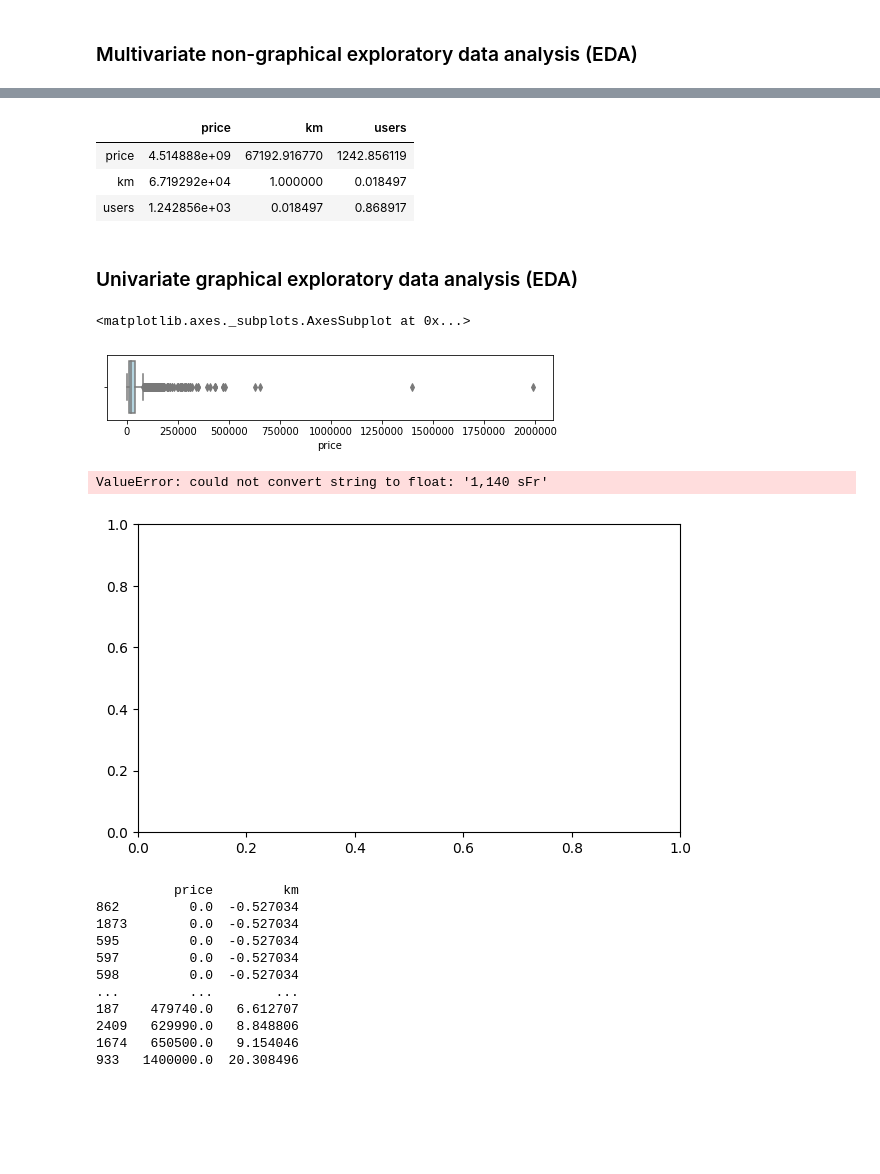
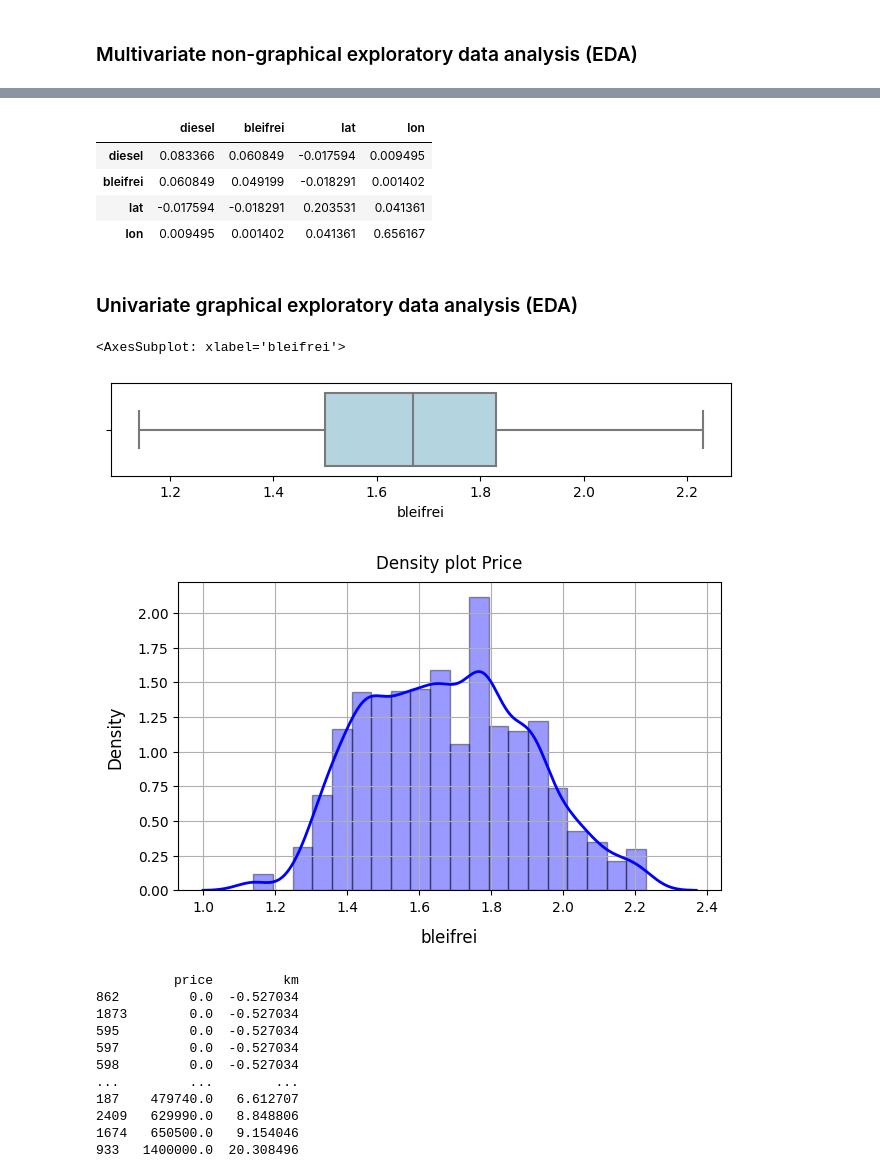
Before and after one commit to m011018/TS, a Jupyter notebook: Master/master_doc.ipynb, the cells around one changed output, grey strips where cells are left out. Cells and saved outputs as stored; diff of their text form; code cells hidden in the pictures; blank space fills up the shorter version.

```diff
--- a/Master/master_doc.ipynb
+++ b/Master/master_doc.ipynb
@@ -27,8 +27,8 @@ import pylab as py
 import warnings
 warnings.filterwarnings("ignore")
 # %%
-df = pd.read_csv('komplett_with_loc.csv',
-                 sep=';',
+df = pd.read_csv('combined_loc.csv',
+                 sep=',',
                  encoding='latin-1')
 
 df
@@ -141,39 +145,39 @@ corr
 cov = df.cov()
 cov
 # %% [output]
-|  | price | km | users |
-| price | 4.514888e+09 | 67192.916770 | 1242.856119 |
-| km | 6.719292e+04 | 1.000000 | 0.018497 |
-| users | 1.242856e+03 | 0.018497 | 0.868917 |
+|  | diesel | bleifrei | lat | lon |
+| diesel | 0.083366 | 0.060849 | -0.017594 | 0.009495 |
+| bleifrei | 0.060849 | 0.049199 | -0.018291 | 0.001402 |
+| lat | -0.017594 | -0.018291 | 0.203531 | 0.041361 |
+| lon | 0.009495 | 0.001402 | 0.041361 | 0.656167 |
 # %% [markdown]
 ### Univariate graphical exploratory data analysis (EDA)
 # %%
 # Boxplot
 plt.figure(figsize=(8,1.2))
 plt.ticklabel_format(style='plain')
-sns.boxplot(x=df['price'], color="lightblue")
+sns.boxplot(x=df['bleifrei'], color="lightblue")
 # %% [output]
-<matplotlib.axes._subplots.AxesSubplot at 0x...>
+<AxesSubplot: xlabel='bleifrei'>
-[figure, old version]
+[figure, new version]
 # %%
 # Density plot
 plt.figure(figsize=(7,4))
-sns.distplot(df['Preis'],
+sns.distplot(df['bleifrei'],
              hist=True,
              kde=True,
              bins=20,
              color = 'blue',
              hist_kws={'edgecolor':'black'},
              kde_kws={'linewidth': 2},
             )
 plt.title('Density plot Price', fontsize=12, pad=10)
-plt.xlabel('Preis', fontsize=12, labelpad=10)
+plt.xlabel('bleifrei', fontsize=12, labelpad=10)
 plt.ylabel('Density', fontsize=12, labelpad=10)
 plt.grid(True)
 plt.show()
 # %% [output]
-ValueError: could not convert string to float: '1,140 sFr'
-[figure, old version]
+[figure, new version]
 # %%
 #Quantile-Quantile-Plot
 
```
Also changed, not shown: parts of 10 cells of this notebook.
